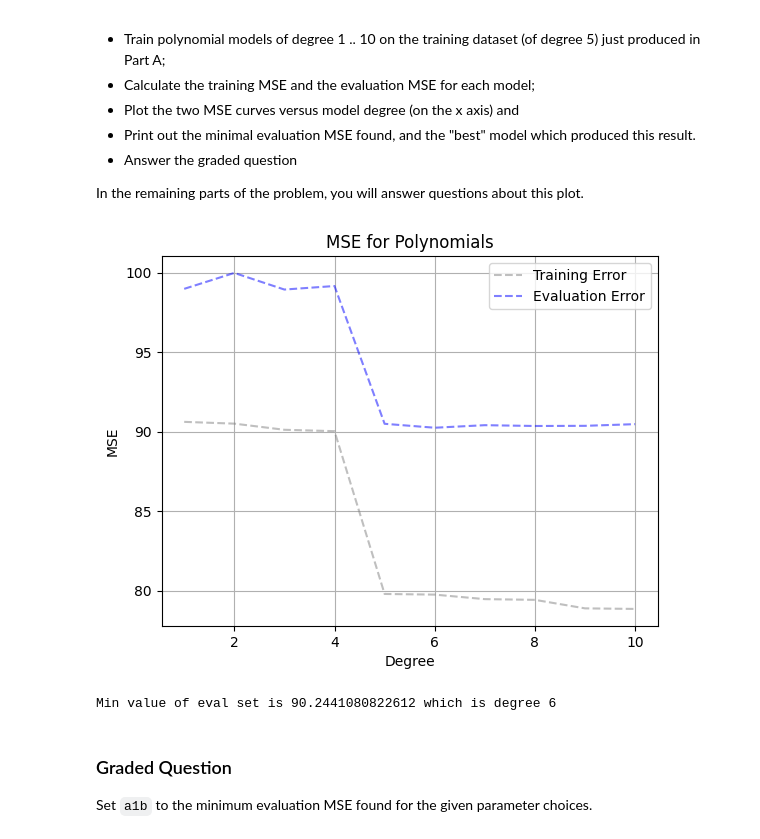
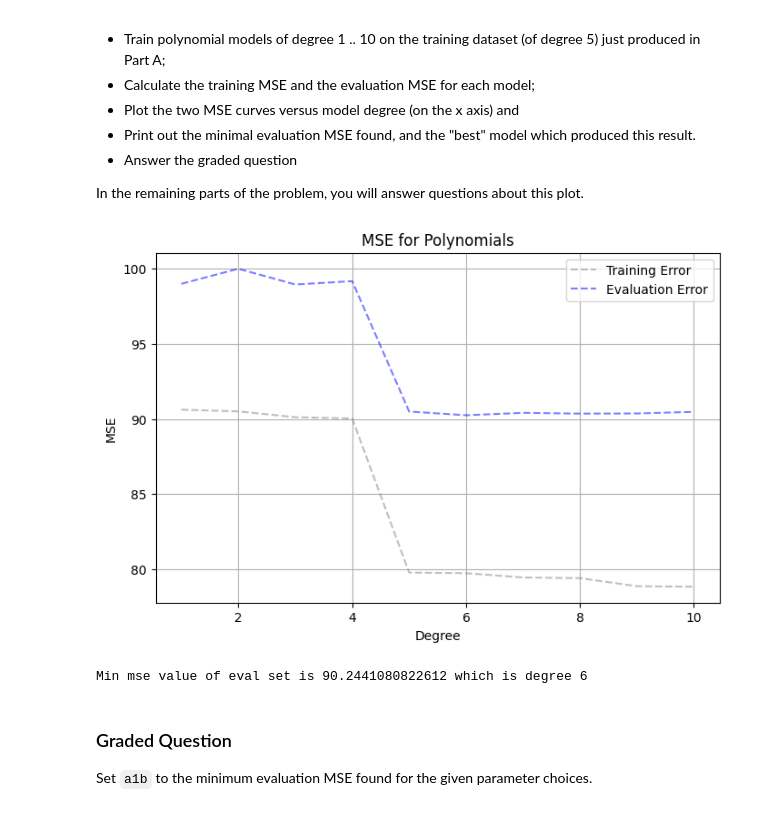
Before and after one commit to AL-Holmes/Module-3-Assignments, a Jupyter notebook: Homework_03.ipynb, the cells around one changed output. Drawn from its saved outputs; the diff is of its cells as text; code cells hidden in the pictures.

```diff
--- a/Homework_03.ipynb
+++ b/Homework_03.ipynb
@@ -196,37 +196,37 @@ for d in degrees:
     # Predict on the train and evaluation sets
 
     y_predict = model.predict(X_train_poly)
     y_predict2 = model.predict(X_test_poly)
 
     # Calculate the MSEs and append to the appropriate lists
 
     train_errors.append(mean_squared_error(y_train,y_predict))
     evaluation_errors.append(mean_squared_error(y_test,y_predict2))
 
 
 # Plot training and evaluation MSEs vs degree of model using train_errors and evaluation_errors
 # Note that the x axis should have ticks for 1 .. 10 only
 
-# plt.figure(figsize=(8, 5))
+plt.figure(figsize=(8, 5))
 
 plt.plot(degrees, train_errors, label='Training Error', linestyle='--',color='grey', alpha=0.5)
 plt.plot(degrees, evaluation_errors, label='Evaluation Error', linestyle='--',color='blue', alpha=0.5)
 plt.xlabel('Degree')
 plt.ylabel('MSE')
 plt.title(f'MSE for Polynomials')
 plt.legend()
 plt.grid(True)
 plt.show()
 
 # Calculate and print out the minimal MSE for evaluation set and degree where it was obtained
 # Hint: notice carefully that the MSE lists are for degrees [1, 2, 3, ....]  (i.e., index + 1)
 
 mse_min = min(evaluation_errors)
 degree_min = evaluation_errors.index(mse_min) + 1
-print(f'Min value of eval set is {mse_min} which is degree {degree_min}')
+print(f'Min mse value of eval set is {mse_min} which is degree {degree_min}')
 # %% [output]
-[figure, old version]
+[figure, new version]
-Min value of eval set is 90.2441080822612 which is degree 6
+Min mse value of eval set is 90.2441080822612 which is degree 6
 # %% [markdown]
 ### Graded Question
 
```
Also changed, not shown: parts of 7 cells of this notebook.
